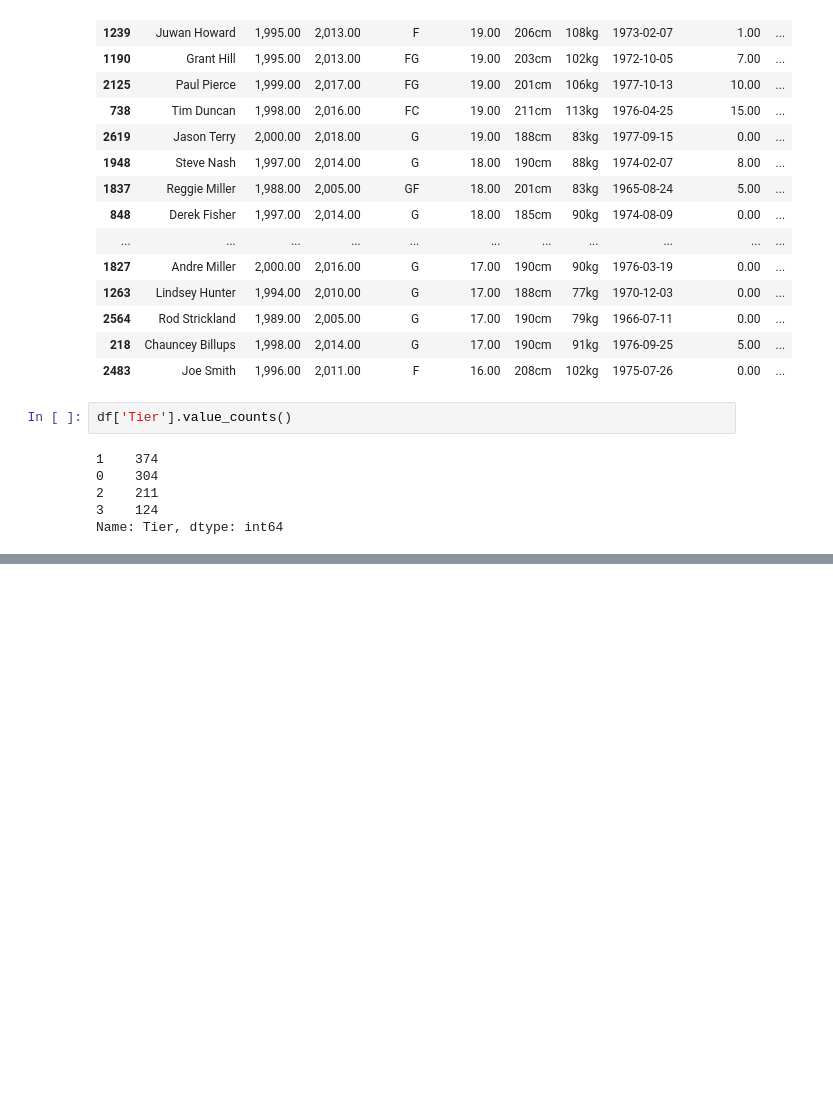
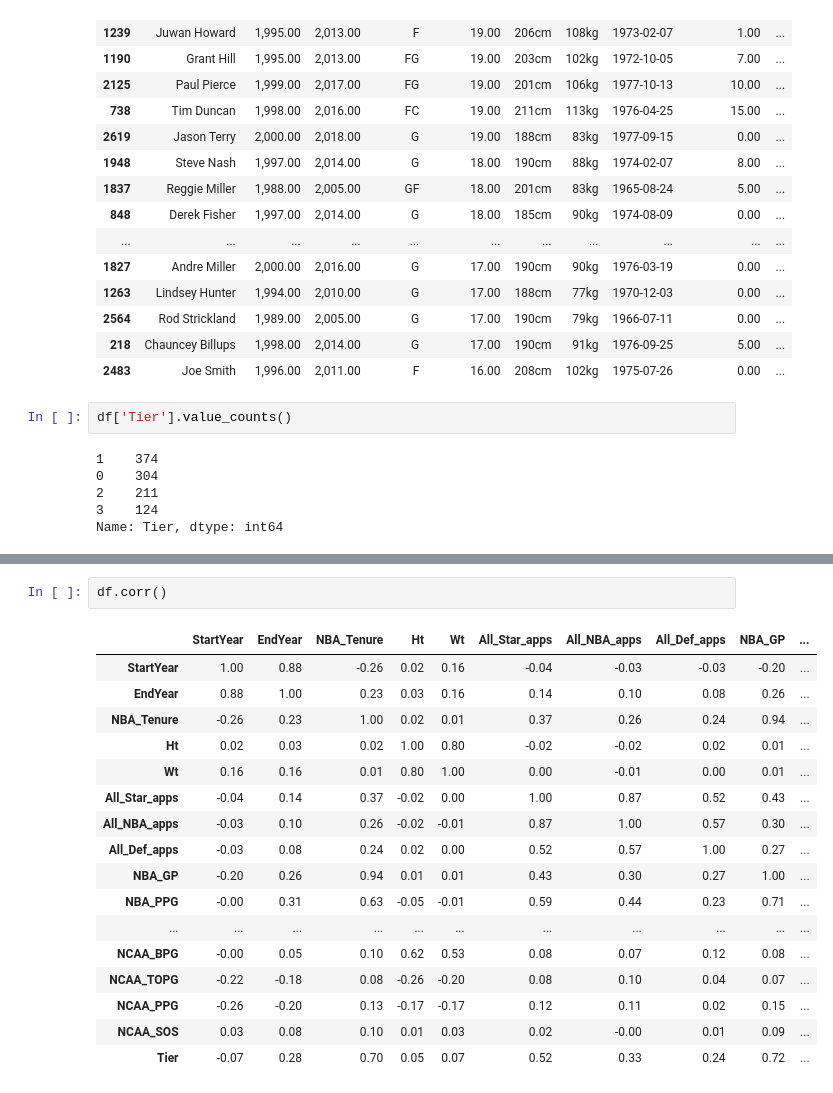
Before and after one commit to KenHoffman95/Mod-5-Capstone-Project, a Jupyter notebook: Data Cleaning and EDA.ipynb, the cells around one changed output, grey strips where cells are left out. Drawn from its saved outputs; the diff is of its cells as text; blank space fills up the shorter version.

```diff
--- a/Data Cleaning and EDA.ipynb
+++ b/Data Cleaning and EDA.ipynb
@@ -432,0 +456,20 @@ Name: Tier, dtype: int64
+# %%
+df.corr()
+# %% [output]
+|  | StartYear | EndYear | NBA_Tenure | Ht | Wt | All_Star_apps | All_NBA_apps | All_Def_apps | NBA_GP | ... |
+| StartYear | 1.00 | 0.88 | -0.26 | 0.02 | 0.16 | -0.04 | -0.03 | -0.03 | -0.20 | ... |
+| EndYear | 0.88 | 1.00 | 0.23 | 0.03 | 0.16 | 0.14 | 0.10 | 0.08 | 0.26 | ... |
+| NBA_Tenure | -0.26 | 0.23 | 1.00 | 0.02 | 0.01 | 0.37 | 0.26 | 0.24 | 0.94 | ... |
+| Ht | 0.02 | 0.03 | 0.02 | 1.00 | 0.80 | -0.02 | -0.02 | 0.02 | 0.01 | ... |
+| Wt | 0.16 | 0.16 | 0.01 | 0.80 | 1.00 | 0.00 | -0.01 | 0.00 | 0.01 | ... |
+| All_Star_apps | -0.04 | 0.14 | 0.37 | -0.02 | 0.00 | 1.00 | 0.87 | 0.52 | 0.43 | ... |
+| All_NBA_apps | -0.03 | 0.10 | 0.26 | -0.02 | -0.01 | 0.87 | 1.00 | 0.57 | 0.30 | ... |
+| All_Def_apps | -0.03 | 0.08 | 0.24 | 0.02 | 0.00 | 0.52 | 0.57 | 1.00 | 0.27 | ... |
+| NBA_GP | -0.20 | 0.26 | 0.94 | 0.01 | 0.01 | 0.43 | 0.30 | 0.27 | 1.00 | ... |
+| NBA_PPG | -0.00 | 0.31 | 0.63 | -0.05 | -0.01 | 0.59 | 0.44 | 0.23 | 0.71 | ... |
+| ... | ... | ... | ... | ... | ... | ... | ... | ... | ... | ... |
+| NCAA_BPG | -0.00 | 0.05 | 0.10 | 0.62 | 0.53 | 0.08 | 0.07 | 0.12 | 0.08 | ... |
+| NCAA_TOPG | -0.22 | -0.18 | 0.08 | -0.26 | -0.20 | 0.08 | 0.10 | 0.04 | 0.07 | ... |
+| NCAA_PPG | -0.26 | -0.20 | 0.13 | -0.17 | -0.17 | 0.12 | 0.11 | 0.02 | 0.15 | ... |
+| NCAA_SOS | 0.03 | 0.08 | 0.10 | 0.01 | 0.03 | 0.02 | -0.00 | 0.01 | 0.09 | ... |
+| Tier | -0.07 | 0.28 | 0.70 | 0.05 | 0.07 | 0.52 | 0.33 | 0.24 | 0.72 | ... |
```
Also changed, not shown: parts of 11 cells of this notebook.
